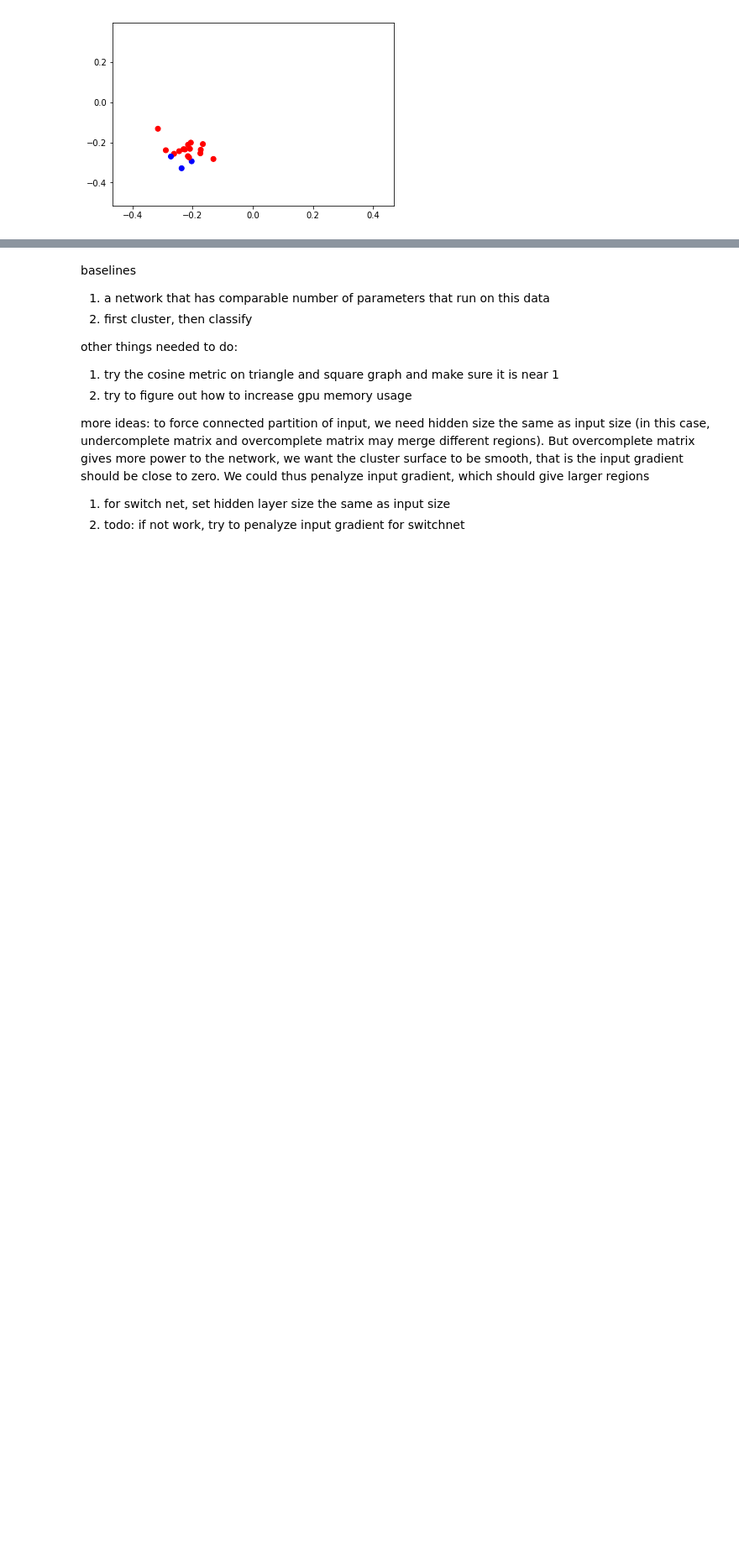
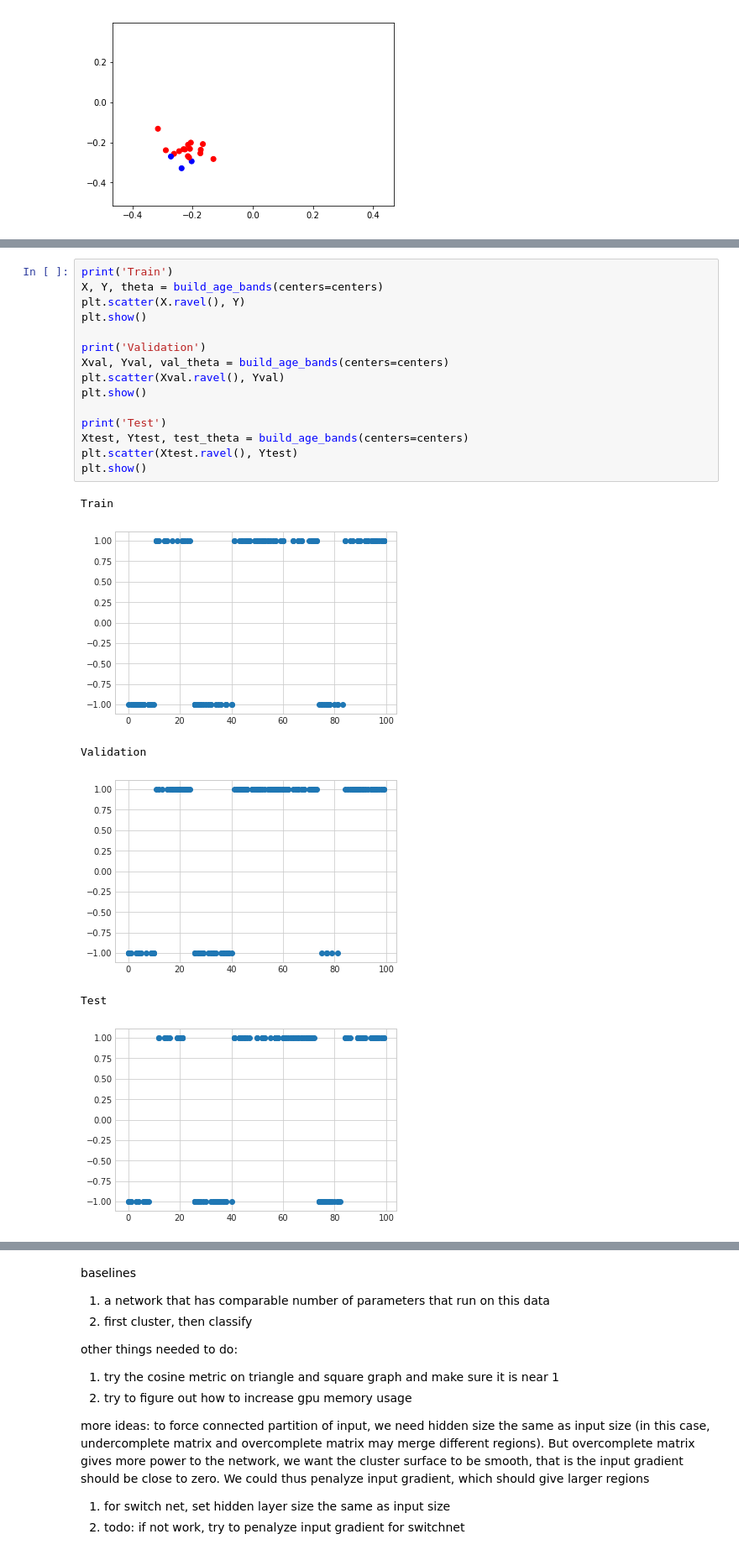
Before and after one commit to nathanwang000/credible_learning, a Jupyter notebook: heterogeneous groups.ipynb, the cells around one changed output, grey strips where cells are left out. Shown: that part at 84% size. Saved outputs shown, nothing was run; the diff lists cells and outputs as text; blank space fills up the shorter version.

```diff
--- a/heterogeneous groups.ipynb
+++ b/heterogeneous groups.ipynb
@@ -110,0 +291,22 @@ for x, y in recover_subtasks(X, Y, Theta):
+# %%
+print('Train')
+X, Y, theta = build_age_bands(centers=centers)
+plt.scatter(X.ravel(), Y)
+plt.show()
+
+print('Validation')
+Xval, Yval, val_theta = build_age_bands(centers=centers)
+plt.scatter(Xval.ravel(), Yval)
+plt.show()
+
+print('Test')
+Xtest, Ytest, test_theta = build_age_bands(centers=centers)
+plt.scatter(Xtest.ravel(), Ytest)
+plt.show()
+# %% [output]
+Train
+[figure, added]
+Validation
+[figure, added]
+Test
+[figure, added]
```
Also changed, not shown: parts of 28 cells of this notebook, 6 other files.
